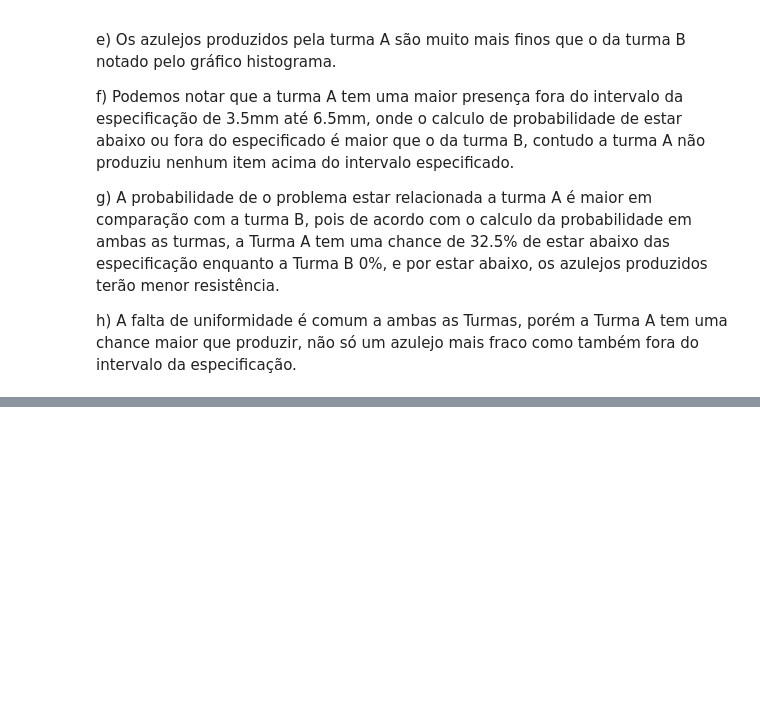
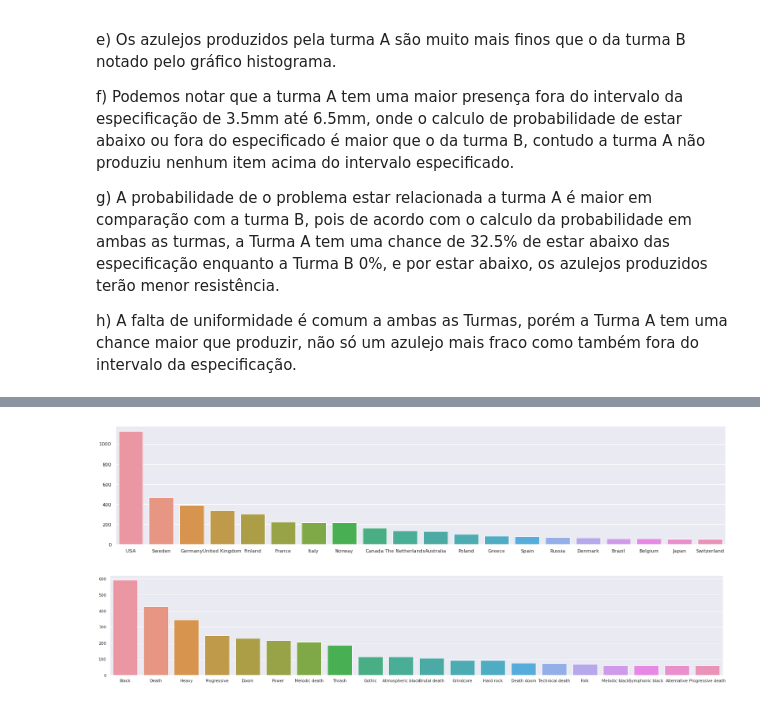
Before and after one commit to titilomt/data_science_puc_projects, a Jupyter notebook: EstatisticaPOS_trab_01.ipynb, the cells around one changed output, grey strips where cells are left out. Saved outputs shown, nothing was run; the diff lists cells and outputs as text; code cells hidden in the pictures; blank space fills up the shorter version.

```diff
--- a/EstatisticaPOS_trab_01.ipynb
+++ b/EstatisticaPOS_trab_01.ipynb
@@ -271,0 +341,3 @@ Para está segunda parte, analisaremos uma base de dados da plataforma Kaggle
+# %%
+clean_data = dataset.drop_duplicates(keep='first')
+clean_data.shape
@@ -271,0 +362,10 @@ Para está segunda parte, analisaremos uma base de dados da plataforma Kaggle
+# %%
+# Manipulando stilos de metal
+styles = clean_data["style"].str.split(",", expand=True)
+clean_data['main_style'] = styles[0]
+clean_data['style_2'] = styles[1]
+clean_data['style_3'] = styles[2]
+clean_data['style_4'] = styles[3]
+clean_data['style_5'] = styles[4]
+clean_data['style_6'] = styles[5]
+clean_data.drop("style", axis=1, inplace=True)
@@ -271,0 +399,18 @@ Para está segunda parte, analisaremos uma base de dados da plataforma Kaggle
+# %%
+# Analisando Variaveis descritivas qualitativas - Gráfico de barras
+
+plt.subplots(figsize=(25,5))
+origin_total = clean_data["origin"].value_counts()
+sns.barplot(x=origin_total[:20].keys(), y=origin_total[:20].values)
+plt.show()
+# %% [output]
+[figure, added]
+# %%
+# Bandas de Metal por estilo principal
+
+style_count = clean_data["main_style"].value_counts()
+plt.subplots(figsize=(30,5))
+sns.barplot(x=style_count[:20].keys(), y=style_count[:20].values)
+plt.show()
+# %% [output]
+[figure, added]
```
Also changed, not shown: parts of 15 cells of this notebook.
